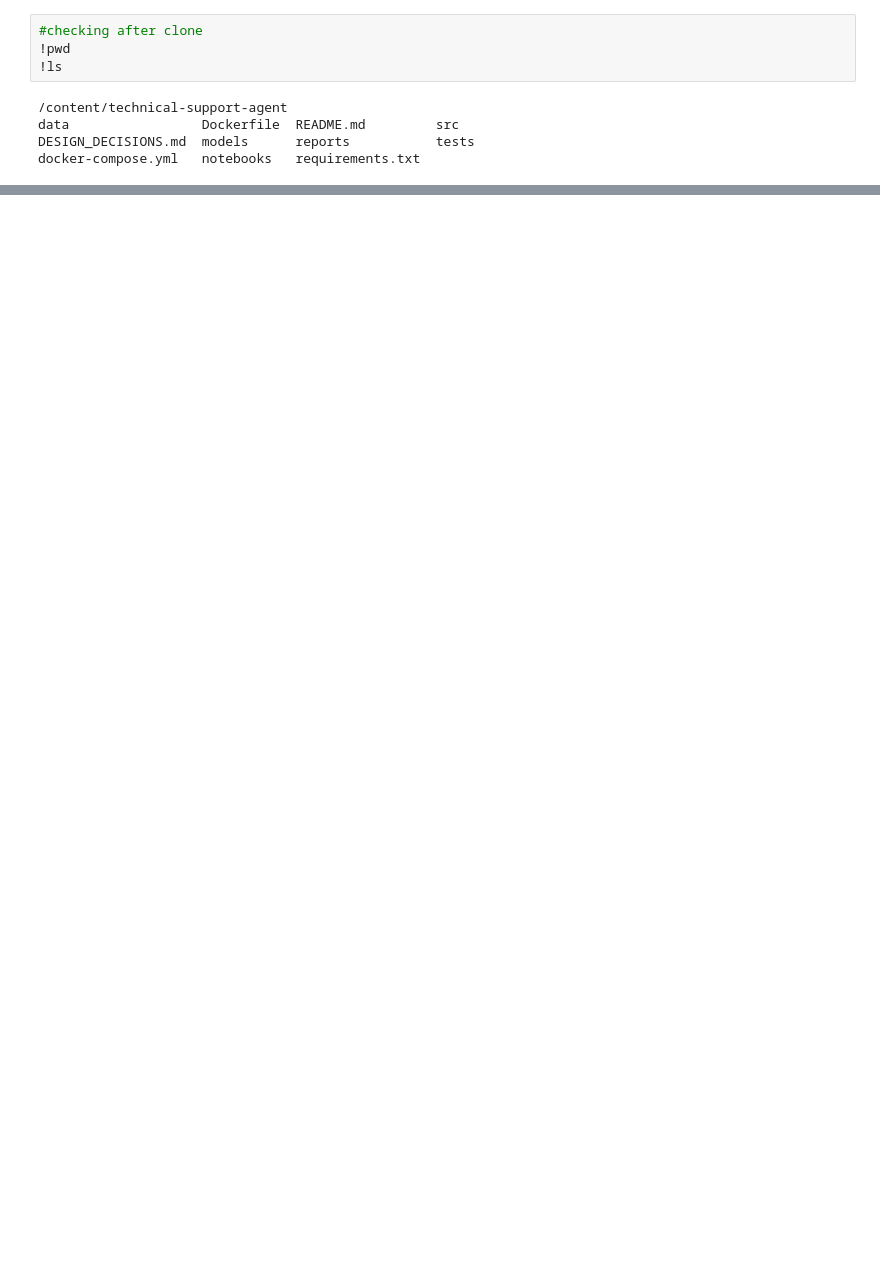
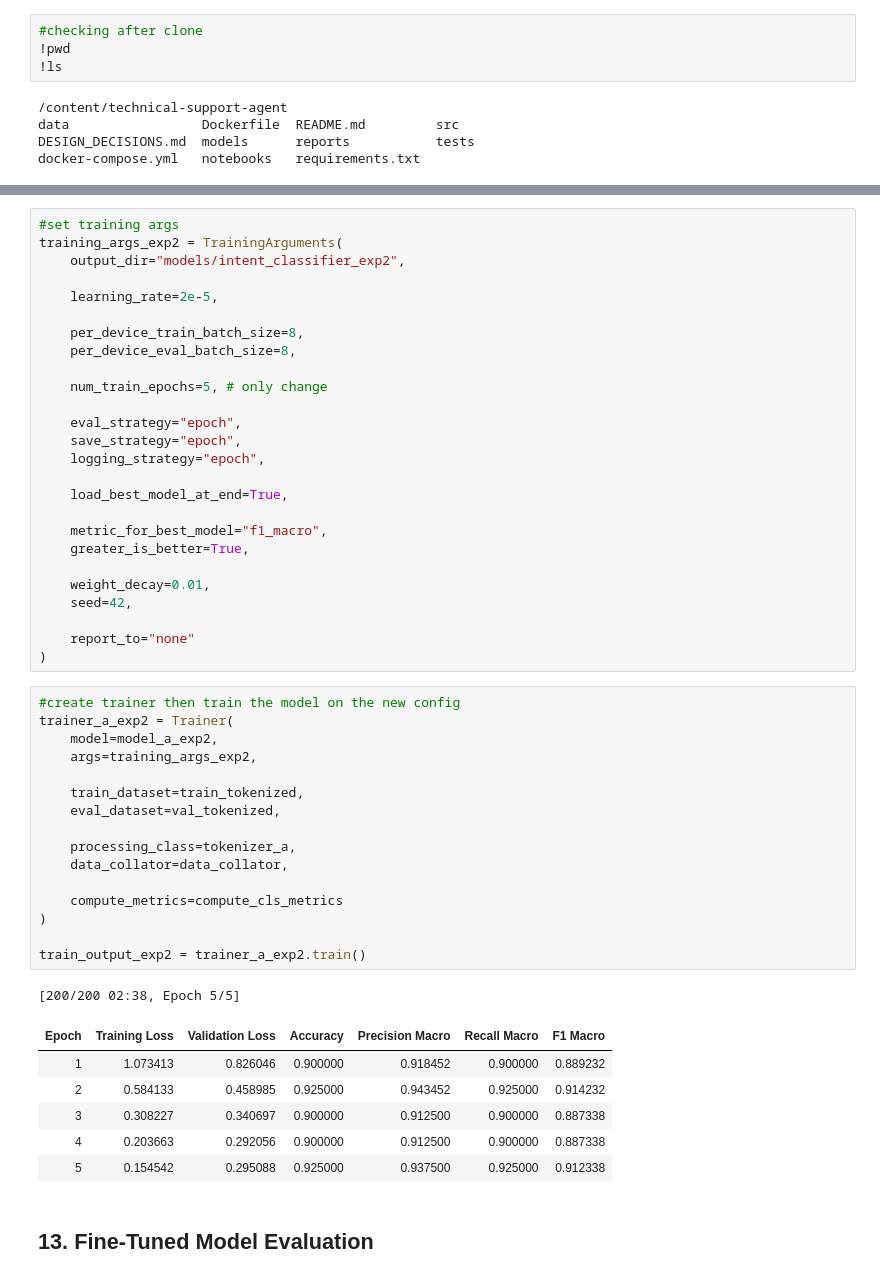
Before and after one commit to JoudAlrubaish/technical-support-agent, a Jupyter notebook: notebooks/01_model_a_intent_classifier.ipynb, the cells around one changed output, grey strips where cells are left out. Saved outputs shown, nothing was run; the diff lists cells and outputs as text; blank space fills up the shorter version.

```diff
--- a/notebooks/01_model_a_intent_classifier.ipynb
+++ b/notebooks/01_model_a_intent_classifier.ipynb
@@ -40,0 +1174,52 @@ docker-compose.yml   notebooks   requirements.txt
+# %%
+#set training args
+training_args_exp2 = TrainingArguments(
+    output_dir="models/intent_classifier_exp2",
+
+    learning_rate=2e-5,
+
+    per_device_train_batch_size=8,
+    per_device_eval_batch_size=8,
+
+    num_train_epochs=5, # only change
+
+    eval_strategy="epoch",
+    save_strategy="epoch",
+    logging_strategy="epoch",
+
+    load_best_model_at_end=True,
+
+    metric_for_best_model="f1_macro",
+    greater_is_better=True,
+
+    weight_decay=0.01,
+    seed=42,
+
+    report_to="none"
+)
+# %%
+#create trainer then train the model on the new config
+trainer_a_exp2 = Trainer(
+    model=model_a_exp2,
+    args=training_args_exp2,
+
+    train_dataset=train_tokenized,
+    eval_dataset=val_tokenized,
+
+    processing_class=tokenizer_a,
+    data_collator=data_collator,
+
+    compute_metrics=compute_cls_metrics
+)
+
+train_output_exp2 = trainer_a_exp2.train()
+# %% [output]
+[200/200 02:38, Epoch 5/5]
+| Epoch | Training Loss | Validation Loss | Accuracy | Precision Macro | Recall Macro | F1 Macro |
+| 1 | 1.073413 | 0.826046 | 0.900000 | 0.918452 | 0.900000 | 0.889232 |
+| 2 | 0.584133 | 0.458985 | 0.925000 | 0.943452 | 0.925000 | 0.914232 |
+| 3 | 0.308227 | 0.340697 | 0.900000 | 0.912500 | 0.900000 | 0.887338 |
+| 4 | 0.203663 | 0.292056 | 0.900000 | 0.912500 | 0.900000 | 0.887338 |
+| 5 | 0.154542 | 0.295088 | 0.925000 | 0.937500 | 0.925000 | 0.912338 |
+# %% [markdown]
+## 13. Fine-Tuned Model Evaluation
```
Also changed, not shown: parts of 110 cells of this notebook.
